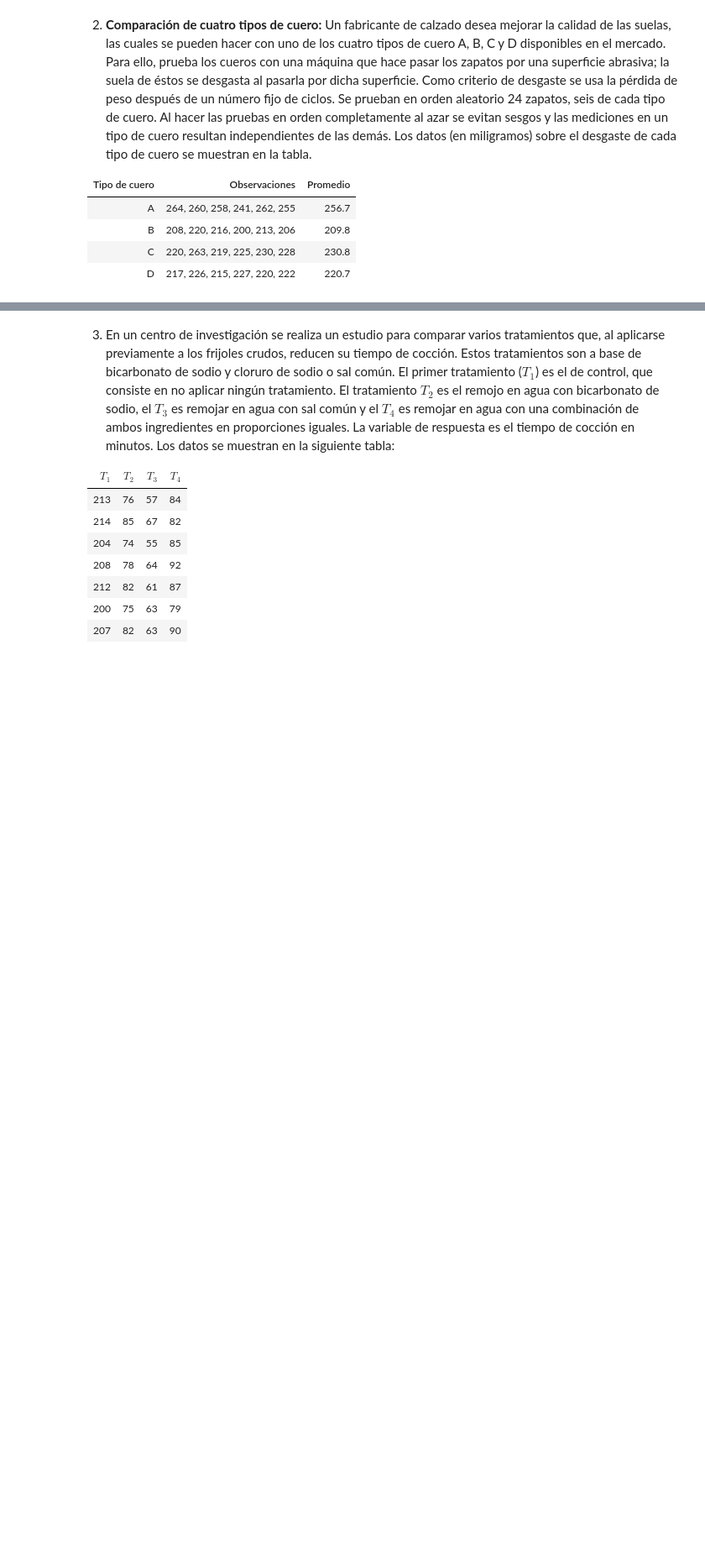
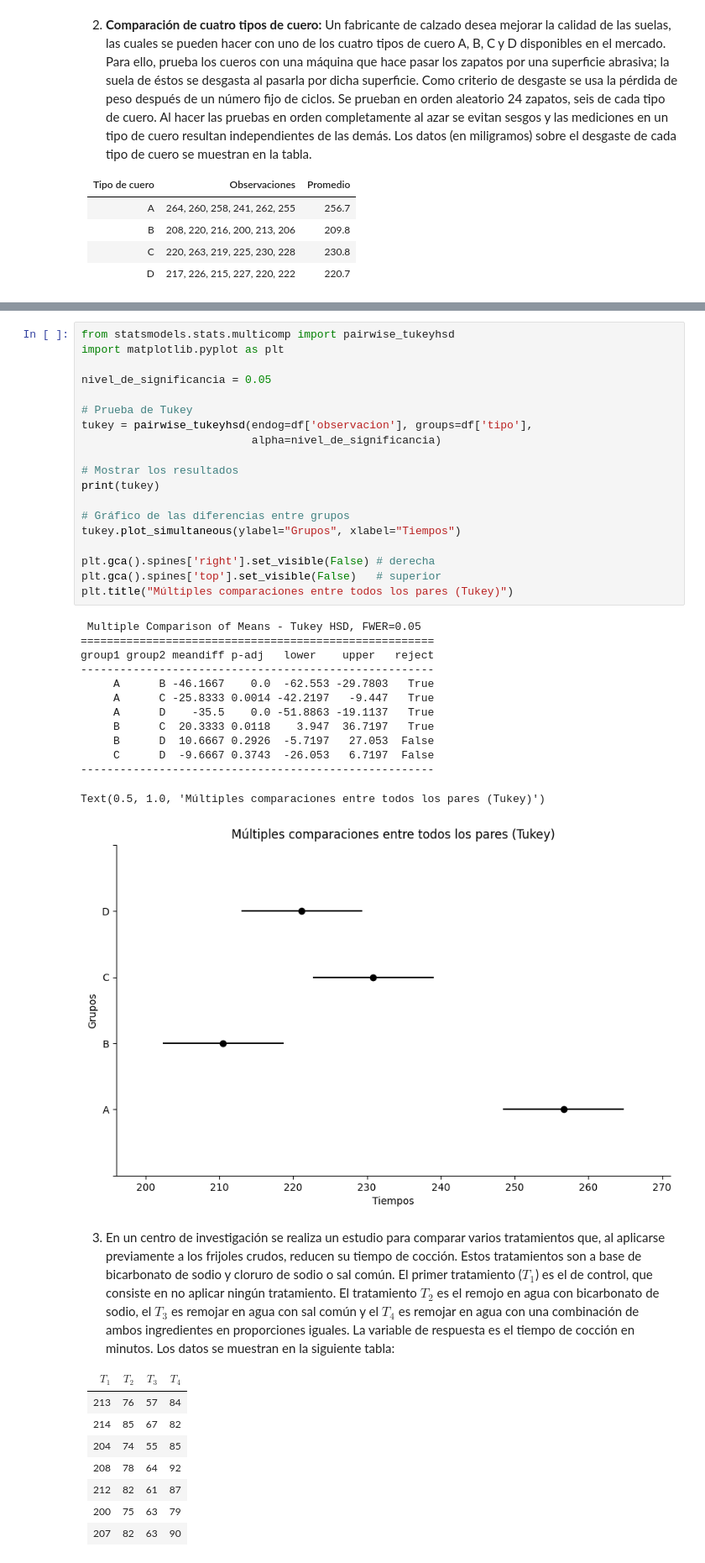
Before and after one commit to Jose-Luis25/EstadisticaVerano, a Jupyter notebook: ProblemarioU4.ipynb, the cells around one changed output, grey strips where cells are left out. Shown at 84% size. Cells and saved outputs as stored; diff of their text form; blank space fills up the shorter version.

```diff
--- a/ProblemarioU4.ipynb
+++ b/ProblemarioU4.ipynb
@@ -148,3 +242,36 @@ Text(0.5, 1.0, 'Múltiples comparaciones entre todos los pares (Tukey)')
+# %%
+from statsmodels.stats.multicomp import pairwise_tukeyhsd
+import matplotlib.pyplot as plt
+
+nivel_de_significancia = 0.05
+
+# Prueba de Tukey
+tukey = pairwise_tukeyhsd(endog=df['observacion'], groups=df['tipo'],
+                          alpha=nivel_de_significancia)
+
+# Mostrar los resultados
+print(tukey)
+
+# Gráfico de las diferencias entre grupos
+tukey.plot_simultaneous(ylabel="Grupos", xlabel="Tiempos")
+
+plt.gca().spines['right'].set_visible(False) # derecha
+plt.gca().spines['top'].set_visible(False)   # superior
+plt.title("Múltiples comparaciones entre todos los pares (Tukey)")
+# %% [output]
+ Multiple Comparison of Means - Tukey HSD, FWER=0.05
+======================================================
+group1 group2 meandiff p-adj   lower    upper   reject
+------------------------------------------------------
+     A      B -46.1667    0.0  -62.553 -29.7803   True
+     A      C -25.8333 0.0014 -42.2197   -9.447   True
+     A      D    -35.5    0.0 -51.8863 -19.1137   True
+     B      C  20.3333 0.0118    3.947  36.7197   True
+     B      D  10.6667 0.2926  -5.7197   27.053  False
+     C      D  -9.6667 0.3743  -26.053   6.7197  False
+------------------------------------------------------
+Text(0.5, 1.0, 'Múltiples comparaciones entre todos los pares (Tukey)')
+[figure, added]
 # %% [markdown]
 3. En un centro de investigación se realiza un estudio para comparar varios tratamientos que, al aplicarse previamente a los frijoles crudos, reducen su tiempo de cocción. Estos tratamientos son a base de bicarbonato de sodio y cloruro de sodio o sal común. El primer tratamiento ($T_1$) es el de control, que consiste en no aplicar ningún tratamiento. El tratamiento $T_2$ es el remojo en agua con bicarbonato de sodio, el $T_3$ es remojar en agua con sal común y el $T_4$ es remojar en agua con una combinación de ambos ingredientes en proporciones iguales. La variable de respuesta es el tiempo de cocción en minutos. Los datos se muestran en la siguiente tabla:
 
```
Also changed, not shown: parts of 4 cells of this notebook.
